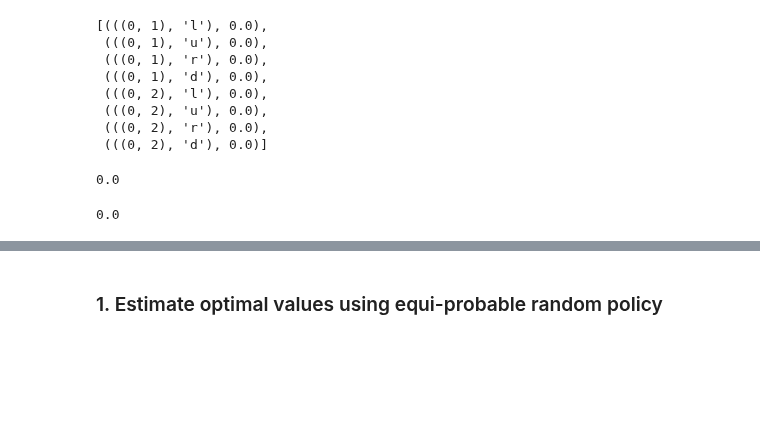
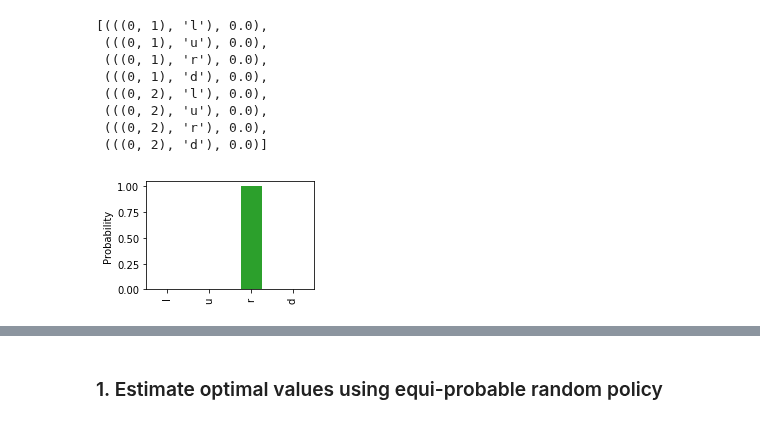
Before and after one commit to billtubbs/game-learner, a Jupyter notebook: Sutton-Barto-book-exercise-answers.ipynb, the cells around one changed output, grey strips where cells are left out. Drawn from its saved outputs; the diff is of its cells as text; code cells hidden in the pictures; blank space fills up the shorter version.

```diff
--- a/Sutton-Barto-book-exercise-answers.ipynb
+++ b/Sutton-Barto-book-exercise-answers.ipynb
@@ -88,7 +88,7 @@ class GridWorld:
 
     def available_moves(self, state=None):
 
-        return self.actions
+        return list(self.actions.keys())
 
     def update_state(self, move):
 
@@ -292,12 +292,22 @@ def greedy_policy_with_state_values(game, state, action, values):
     v_max = max(action_values.items(), key=lambda x: x[1])
 
     return 1.0 if action == v_max[0] else 0.0
-# %%
-# Test above function
-state, action = (1, 1), 'u'
-greedy_policy_with_state_values(game, state, action, values)
-# %% [output]
-0.0
+# %%
+# Test above function
+state = (1, 1)
+actions = ['l', 'u', 'r', 'd']
+test_values = {
+ (1, 0): 1.0,
+ (0, 1): 7.0,
+ (1, 2): 9.0,
+ (2, 1): 8.0
+}
+pd.Series([greedy_policy_with_state_values(game, state, a, test_values)
+          for a in actions], index=actions).plot.bar(figsize=(3, 2))
+plt.ylabel("Probability")
+plt.show()
+# %% [output]
+[figure, added]
 # %%
 def greedy_policy_with_q_values(game, state, action, q_values):
     """Returns the probability of taking the action in
@@ -309,9 +319,3 @@ def greedy_policy_with_q_values(game, state, action, q_values):
     v_max = max(action_values.items(), key=lambda x: x[1])
 
     return 1.0 if action == v_max[0] else 0.0
-# %%
-# Test above function
-state, action = (1, 1), 'u'
-greedy_policy_with_q_values(game, state, action, q_values)
-# %% [output]
-0.0
```
Also changed, not shown: parts of 12 cells of this notebook.
